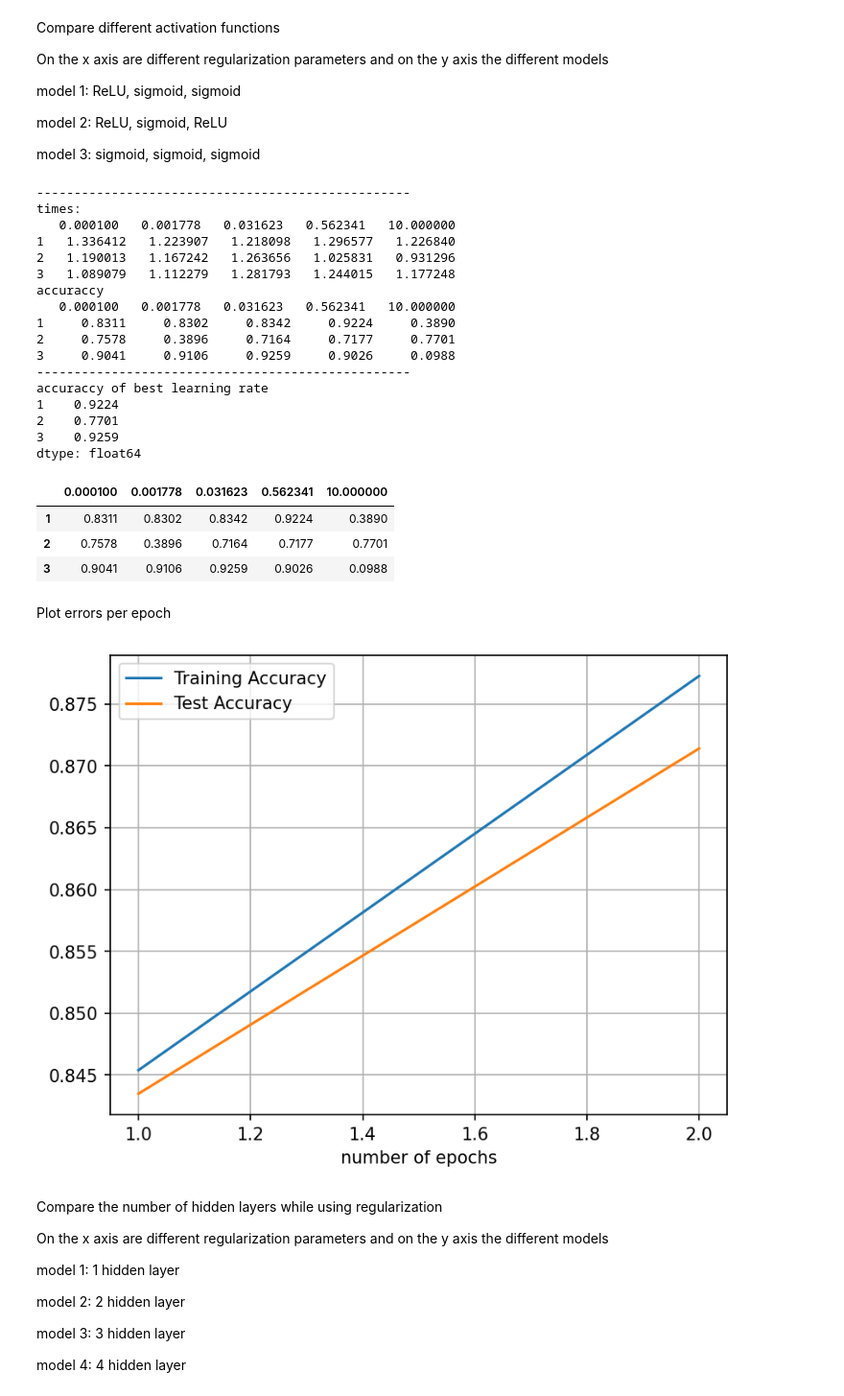
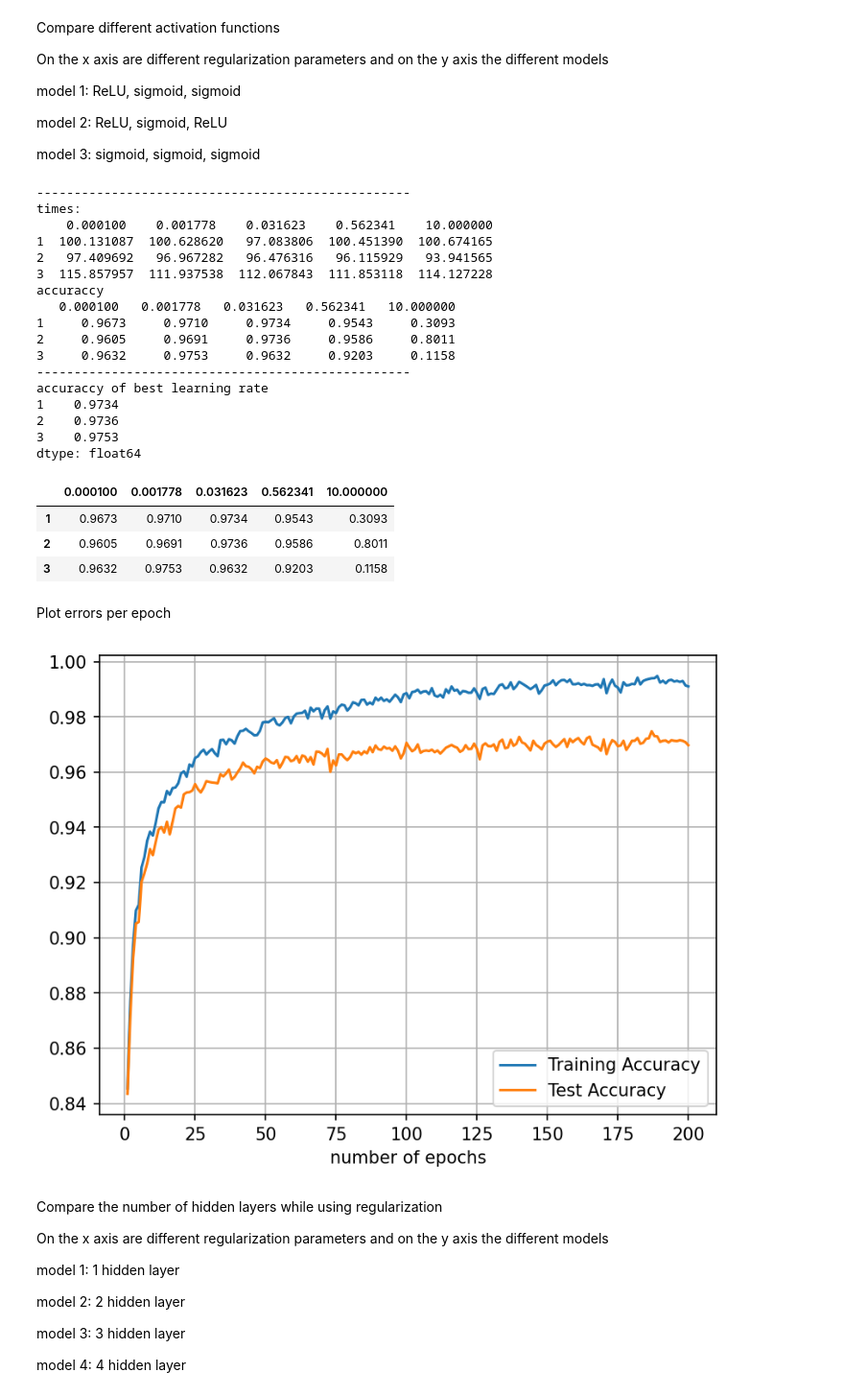
Before and after one commit to thomas-engl/Project2-Applied-ML, a Jupyter notebook: Archive/Thomas/mnist_run.ipynb, the cells around one changed output. Shown at 96% size. Drawn from its saved outputs; the diff is of its cells as text; code cells hidden in the pictures.

```diff
--- a/Archive/Thomas/mnist_run.ipynb
+++ b/Archive/Thomas/mnist_run.ipynb
@@ -53,7 +53,7 @@ layer_output_sizes = [128, 64, 32, output_size]
 activation_funcs = [ReLU, sigmoid, sigmoid, softmax]
 list_lambda = np.logspace(-4,1,5)
 list_learning_rates = np.logspace(-4,1,5)
-epochs = 1 #Lars 100
+epochs = 100 #Lars 100
 tune_learning_rate_reg(X_train, y_train, X_val, y_val, layer_output_sizes, activation_funcs, list_learning_rates, list_lambda, epochs=epochs)
 # %% [output]
 time
@@ -93,41 +93,41 @@ layer_output_sizes = [128, 64, 32, output_size]
 list_activation_funcs = [[ReLU, sigmoid, sigmoid, softmax], [ReLU, sigmoid, ReLU, softmax], [sigmoid, sigmoid, sigmoid, softmax]]
 list_model_numbers = [1,2,3]
 list_regularization = np.logspace(-4,1,5)
-epochs = 1 #Lars 100
+epochs = 100 #Lars 100
 compare_activation_reg(X_train, y_train, X_val, y_val, layer_output_sizes, list_activation_funcs, list_model_numbers, list_regularization, epochs)
 # %% [output]
 --------------------------------------------------
 times:
-   0.000100   0.001778   0.031623   0.562341   10.000000
-1   1.336412   1.223907   1.218098   1.296577   1.226840
-2   1.190013   1.167242   1.263656   1.025831   0.931296
-3   1.089079   1.112279   1.281793   1.244015   1.177248
+    0.000100    0.001778    0.031623    0.562341    10.000000
+1  100.131087  100.628620   97.083806  100.451390  100.674165
+2   97.409692   96.967282   96.476316   96.115929   93.941565
+3  115.857957  111.937538  112.067843  111.853118  114.127228
 accuraccy
    0.000100   0.001778   0.031623   0.562341   10.000000
-1     0.8311     0.8302     0.8342     0.9224     0.3890
-2     0.7578     0.3896     0.7164     0.7177     0.7701
-3     0.9041     0.9106     0.9259     0.9026     0.0988
+1     0.9673     0.9710     0.9734     0.9543     0.3093
+2     0.9605     0.9691     0.9736     0.9586     0.8011
+3     0.9632     0.9753     0.9632     0.9203     0.1158
 --------------------------------------------------
 accuraccy of best learning rate
-1    0.9224
-2    0.7701
-3    0.9259
+1    0.9734
+2    0.9736
+3    0.9753
 dtype: float64
 |  | 0.000100 | 0.001778 | 0.031623 | 0.562341 | 10.000000 |
-| 1 | 0.8311 | 0.8302 | 0.8342 | 0.9224 | 0.3890 |
-| 2 | 0.7578 | 0.3896 | 0.7164 | 0.7177 | 0.7701 |
-| 3 | 0.9041 | 0.9106 | 0.9259 | 0.9026 | 0.0988 |
+| 1 | 0.9673 | 0.9710 | 0.9734 | 0.9543 | 0.3093 |
+| 2 | 0.9605 | 0.9691 | 0.9736 | 0.9586 | 0.8011 |
+| 3 | 0.9632 | 0.9753 | 0.9632 | 0.9203 | 0.1158 |
 # %% [markdown]
 Plot errors per epoch
 # %%
 np.random.seed(120)
 layer_output_sizes = [128, 64, output_size]
 activation_funcs = [ReLU, sigmoid, softmax]
 lmbda = 0
-epochs= 2 #Lars 200
+epochs= 200 #Lars 200
 compute_errors_per_epoch(X_train, y_train, X_val, y_val, layer_output_sizes, activation_funcs, lmbda, epochs)
 # %% [output]
-[figure, old version]
+[figure, new version]
 # %% [markdown]
 Compare the number of hidden layers while using regularization
 
```
Also changed, not shown: parts of 5 cells of this notebook.
